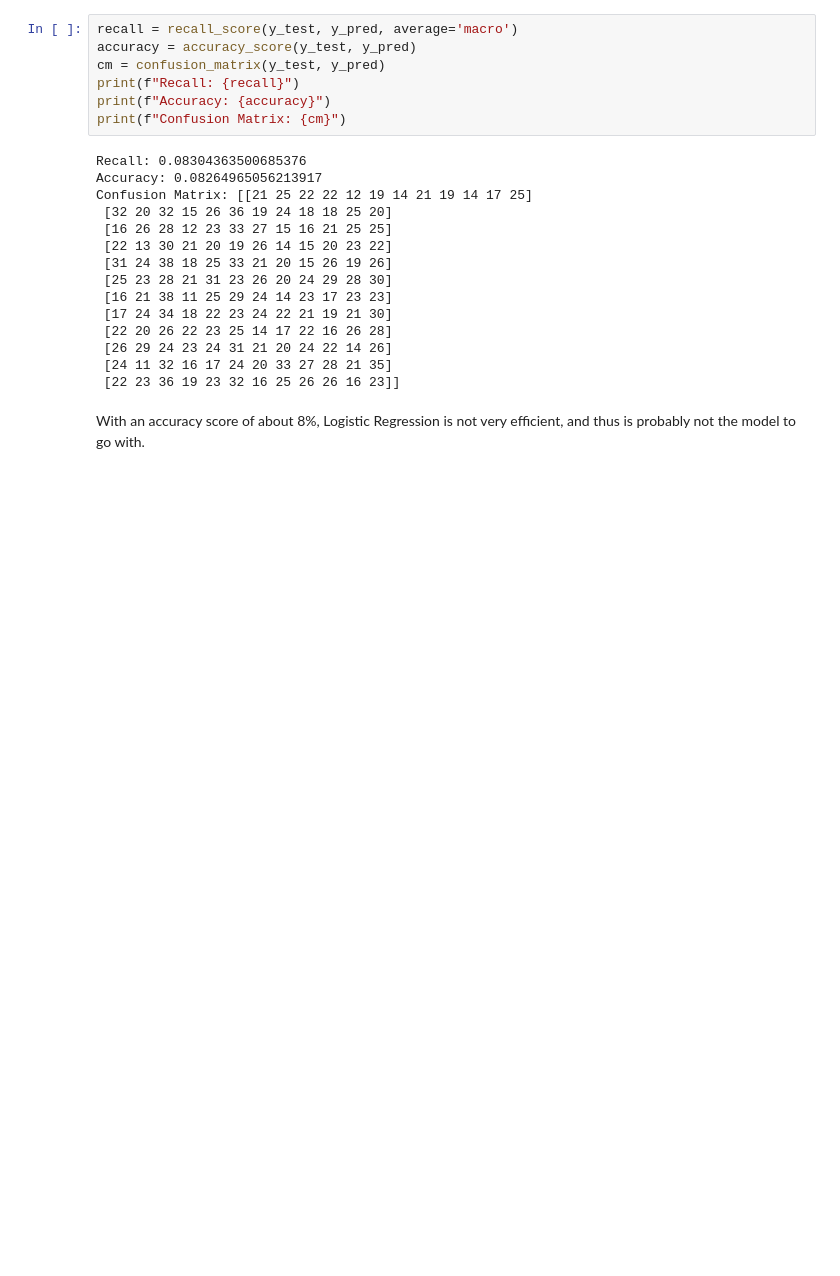
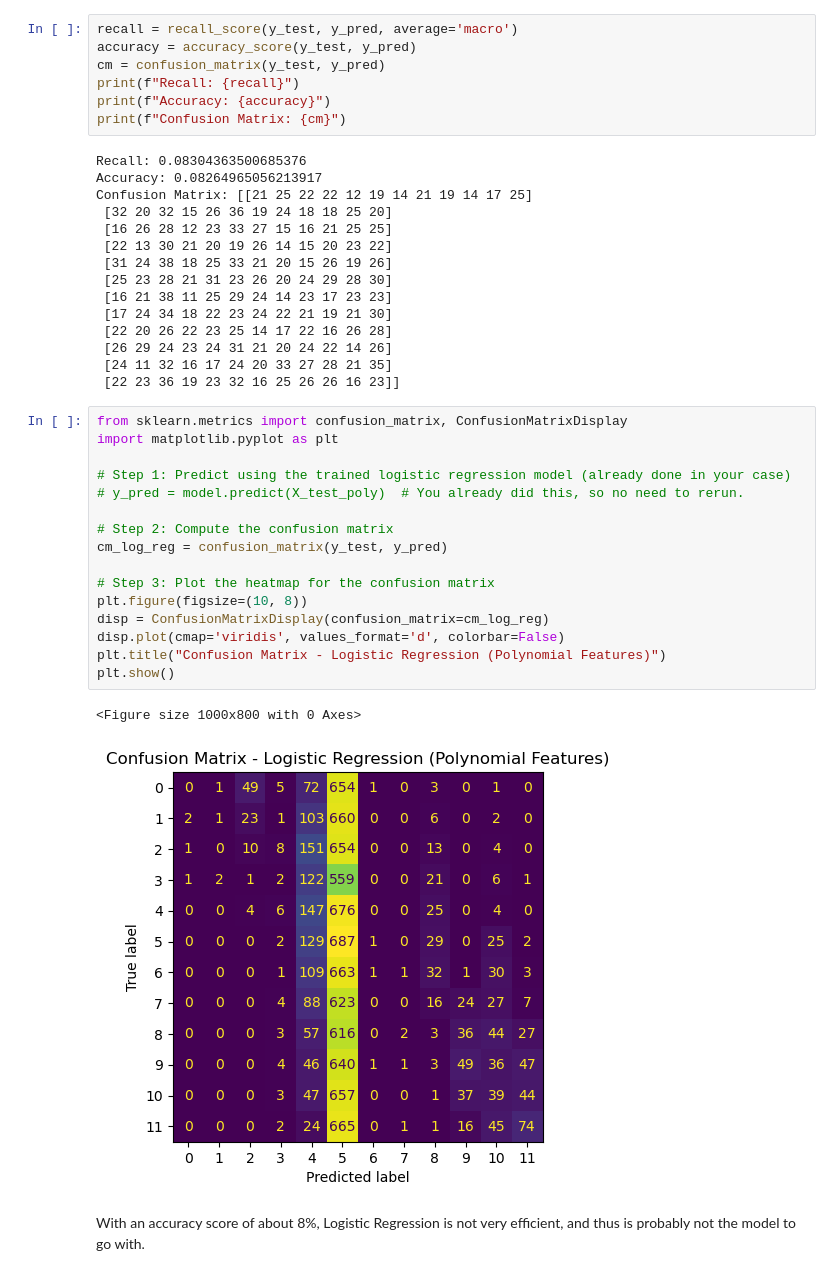
Before and after one commit to Kyloni417/OkCupid-Date-a-Scientist, a Jupyter notebook: date-a-scientist.ipynb, the cells around one changed output. Saved outputs shown, nothing was run; the diff lists cells and outputs as text; blank space fills up the shorter version.

```diff
--- a/date-a-scientist.ipynb
+++ b/date-a-scientist.ipynb
@@ -722,6 +730,25 @@ Confusion Matrix: [[21 25 22 22 12 19 14 21 19 14 17 25]
  [26 29 24 23 24 31 21 20 24 22 14 26]
  [24 11 32 16 17 24 20 33 27 28 21 35]
  [22 23 36 19 23 32 16 25 26 26 16 23]]
+# %%
+from sklearn.metrics import confusion_matrix, ConfusionMatrixDisplay
+import matplotlib.pyplot as plt
+
+# Step 1: Predict using the trained logistic regression model (already done in your case)
+# y_pred = model.predict(X_test_poly)  # You already did this, so no need to rerun.
+
+# Step 2: Compute the confusion matrix
+cm_log_reg = confusion_matrix(y_test, y_pred)
+
+# Step 3: Plot the heatmap for the confusion matrix
+plt.figure(figsize=(10, 8))
+disp = ConfusionMatrixDisplay(confusion_matrix=cm_log_reg)
+disp.plot(cmap='viridis', values_format='d', colorbar=False)
+plt.title("Confusion Matrix - Logistic Regression (Polynomial Features)")
+plt.show()
+# %% [output]
+<Figure size 1000x800 with 0 Axes>
+[figure, added]
 # %% [markdown]
 With an accuracy score of about 8%, Logistic Regression is not very efficient, and thus is probably not the model to go with.
 # %% [markdown]
```
Also changed, not shown: parts of 3 cells of this notebook.
